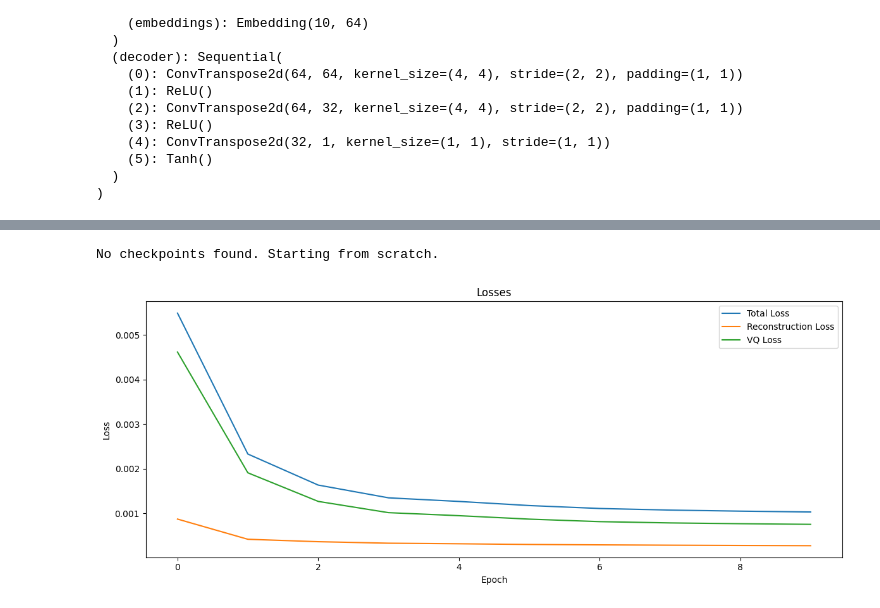
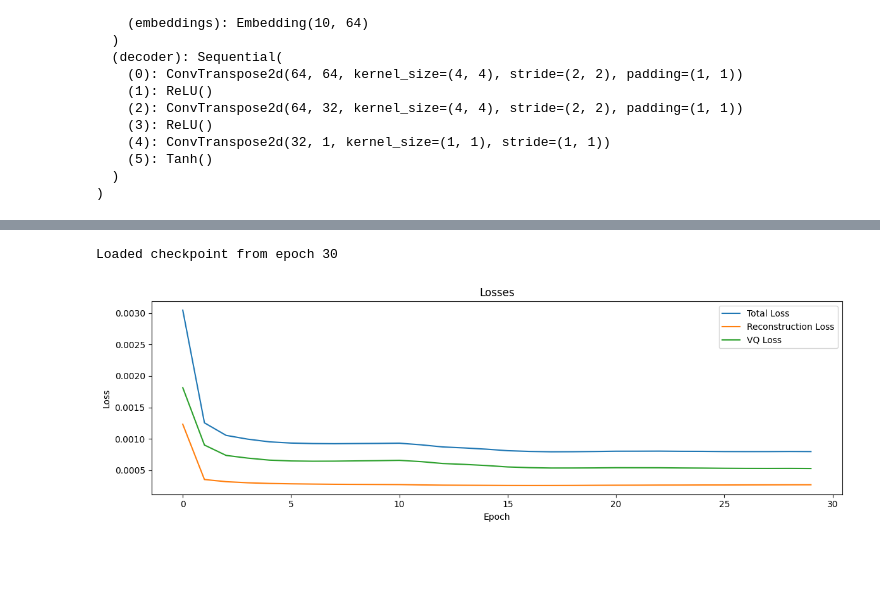
Before and after one commit to Aruntd008/autoencoder, a Jupyter notebook: svqvae.ipynb, the cells around one changed output, grey strips where cells are left out. Drawn from its saved outputs; the diff is of its cells as text; code cells hidden in the pictures; blank space fills up the shorter version.

Commit message:
mnist vqvae

```diff
--- a/svqvae.ipynb
+++ b/svqvae.ipynb
@@ -294,22 +220,22 @@ def load_checkpoint(model, optimizer, save_dir, epoch=None):
 def train_vqvae(vqvae, dataloader, epochs=20, device="cpu", save_dir="checkpoints", resume_epoch=None):
     optimizer = optim.Adam(vqvae.parameters(), lr=1e-3)
 
+    loss_history = {'total_loss': [], 'recons_loss': [], 'vq_loss': []}
+
     start_epoch, loss_history = load_checkpoint(vqvae, optimizer, save_dir, resume_epoch)
 
-    loss_history = {'total_loss': [], 'recons_loss': [], 'vq_loss': [], 'ze_norm': [], 'zq_norm': []}
+
 
     for epoch in range(start_epoch, epochs):
         epoch_loss = 0
         epoch_recons_loss = 0
         epoch_vq_loss = 0
-        epoch_ze_norm = 0
-        epoch_zq_norm = 0
 
         with tqdm(enumerate(dataloader, start=1), total=len(dataloader), unit="batch") as t:
             for batch_idx, (images, _) in t:
                 optimizer.zero_grad()
                 images = images.to(device)
-                recon_images, vq_loss, e_latent_loss, q_latent_loss = vqvae(images)
+                recon_images, vq_loss = vqvae(images)
                 recon_loss = F.mse_loss(recon_images, images)
                 loss = recon_loss + vq_loss
                 loss.backward()
@@ -318,50 +244,39 @@ def train_vqvae(vqvae, dataloader, epochs=20, device="cpu", save_dir="checkpoint
                 epoch_loss += loss.item()
                 epoch_recons_loss += recon_loss.item()
                 epoch_vq_loss += vq_loss.item()
-                epoch_ze_norm += e_latent_loss.item()
-                epoch_zq_norm += q_latent_loss.item()
 
                 t.set_description(f'Epoch [{epoch+1}/{epochs}]')
                 t.set_postfix({'Train loss': f'{epoch_loss/batch_idx:.3f}',
                                'Batch loss': f'{loss:.3f}',
                                'Recon loss': f'{recon_loss:.3f}',
                                'vq_loss':f'{vq_loss:.3f}'})
 
         epoch_size = len(dataloader.dataset)
         loss_history['total_loss'].append(epoch_loss / epoch_size)
         loss_history['recons_loss'].append(epoch_recons_loss / epoch_size)
         loss_history['vq_loss'].append(epoch_vq_loss / epoch_size)
-        loss_history['ze_norm'].append(epoch_ze_norm / epoch_size)
-        loss_history['zq_norm'].append(epoch_zq_norm / epoch_size)
 
         save_checkpoint(vqvae, optimizer, epoch + 1, loss_history, save_dir)
 
     return loss_history
 
-# Usage example:
-# vqvae = VQVAE(...).to(device)  # Initialize your VQVAE model
-# train_loader = ...  # Your data loader
 
 # To start or resume training:
-loss_history = train_vqvae(vqvae, train_loader, epochs=10, device=device, save_dir="checkpoints")
+loss_history = train_vqvae(vqvae, train_loader, epochs=30, device=device, save_dir="checkpoints")
 
-fig, ax = plt.subplots(1, 1, figsize=(12, 5))
+fig, ax = plt.subplots(1, 1, figsize=(12, 4))
 
 # Plot losses
 ax.plot(loss_history['total_loss'], label='Total Loss')
 ax.plot(loss_history['recons_loss'], label='Reconstruction Loss')
 ax.plot(loss_history['vq_loss'], label='VQ Loss')
 ax.set_xlabel('Epoch')
 ax.set_ylabel('Loss')
 ax.set_title('Losses')
 ax.legend()
 
 plt.tight_layout()
 plt.show()
-
-
-
-plt.show()
 # %% [output]
-No checkpoints found. Starting from scratch.
+Loaded checkpoint from epoch 30
-[figure, old version]
+[figure, new version]
```
Also changed, not shown: parts of 27 cells of this notebook, 1 other file.
